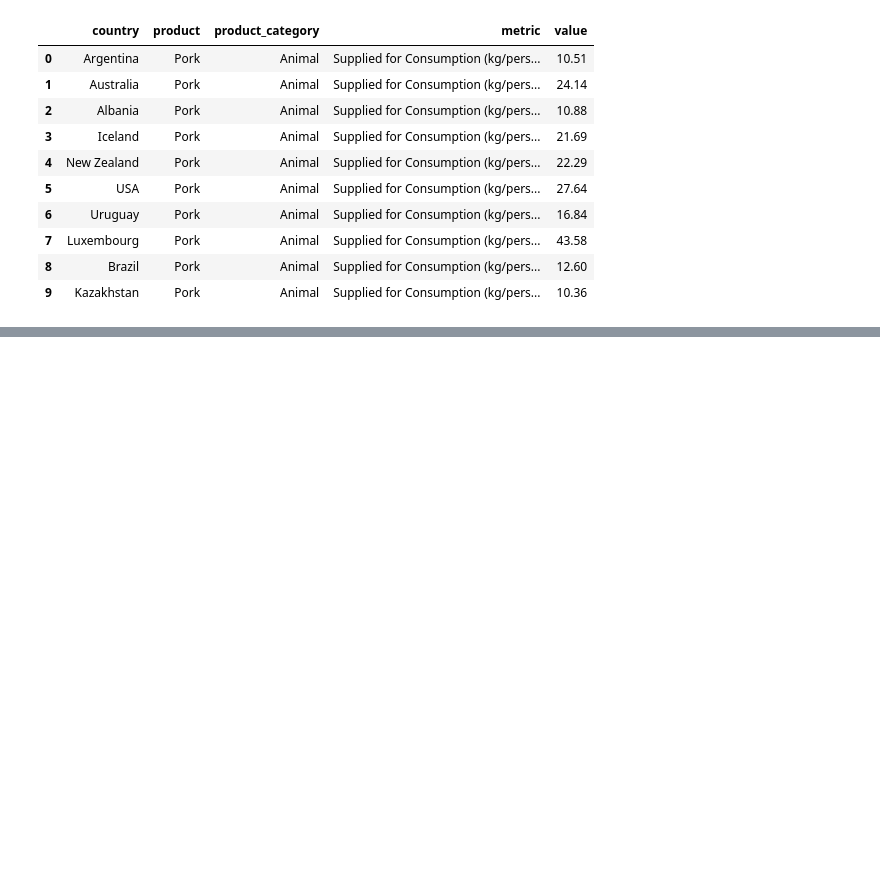
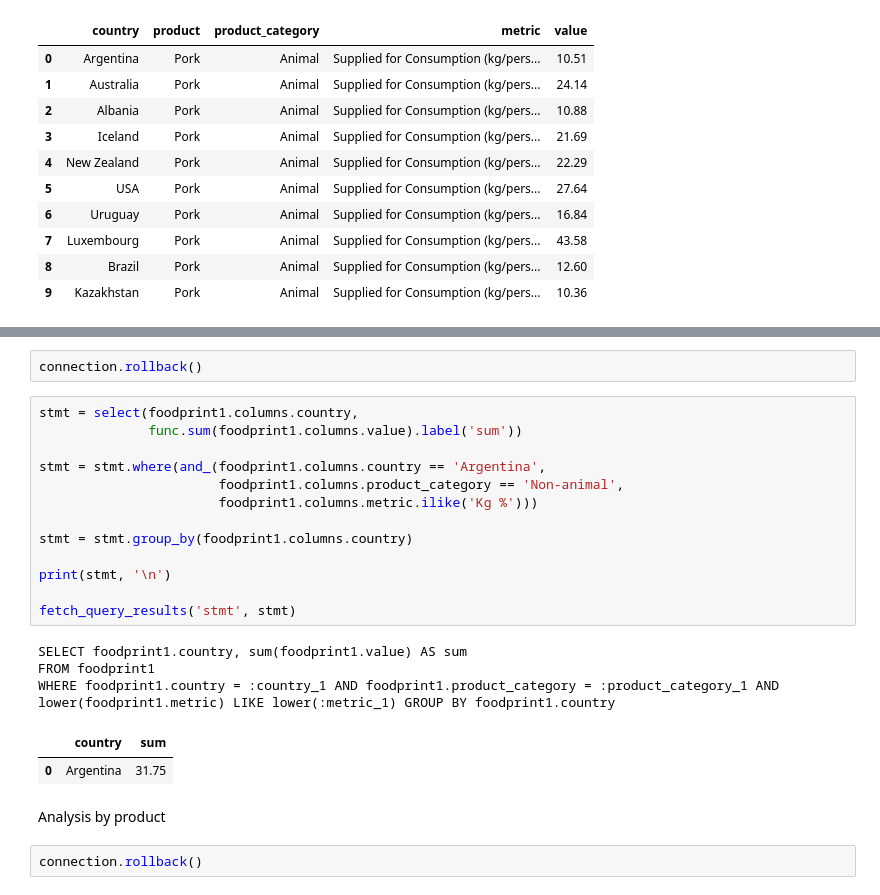
Before and after one commit to daniel-epm/food_carbon_fp, a Jupyter notebook: foodprint_analysis.ipynb, the cells around one changed output, grey strips where cells are left out. Cells and saved outputs as stored; diff of their text form; blank space fills up the shorter version.

```diff
--- a/foodprint_analysis.ipynb
+++ b/foodprint_analysis.ipynb
@@ -310,0 +230,25 @@ fetch_query_results('query', query)
+# %%
+connection.rollback()
+# %%
+stmt = select(foodprint1.columns.country,
+              func.sum(foodprint1.columns.value).label('sum'))
+
+stmt = stmt.where(and_(foodprint1.columns.country == 'Argentina',
+                       foodprint1.columns.product_category == 'Non-animal',
+                       foodprint1.columns.metric.ilike('Kg %')))
+
+stmt = stmt.group_by(foodprint1.columns.country)
+
+print(stmt, '\n')
+
+fetch_query_results('stmt', stmt)
+# %% [output]
+SELECT foodprint1.country, sum(foodprint1.value) AS sum
+FROM foodprint1
+WHERE foodprint1.country = :country_1 AND foodprint1.product_category = :product_category_1 AND lower(foodprint1.metric) LIKE lower(:metric_1) GROUP BY foodprint1.country
+|  | country | sum |
+| 0 | Argentina | 31.75 |
+# %% [markdown]
+Analysis by product
+# %%
+connection.rollback()
```
Also changed, not shown: parts of 15 cells of this notebook.
